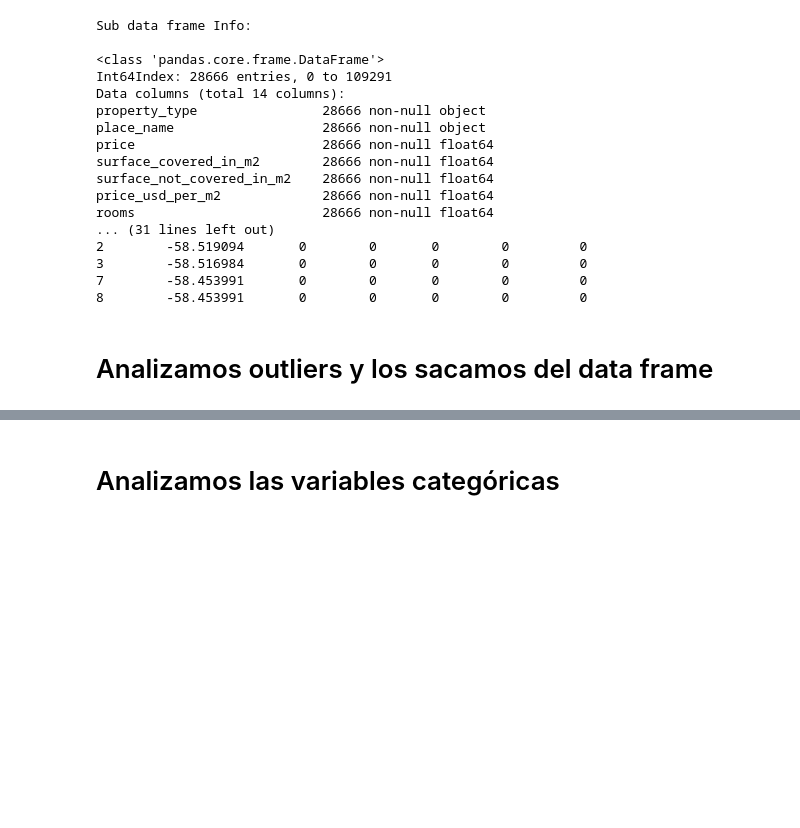
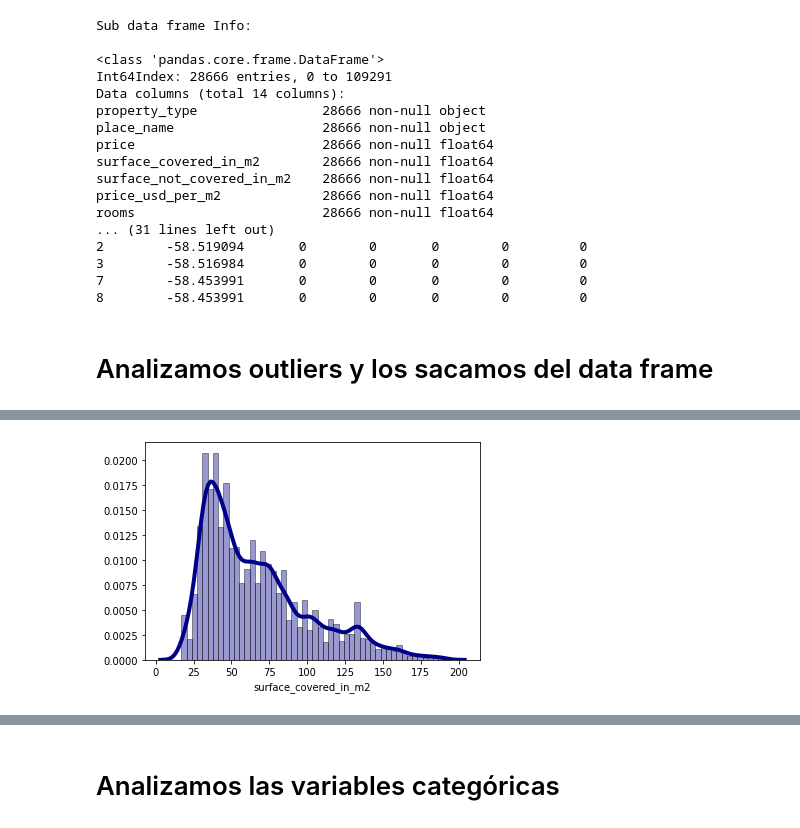
Before and after one commit to rdgagliano/DataScience-Grupo3, a Jupyter notebook: Desafio_2_1.ipynb, the cells around one changed output, grey strips where cells are left out. Saved outputs shown, nothing was run; the diff lists cells and outputs as text; code cells hidden in the pictures; blank space fills up the shorter version.

```diff
--- a/Desafio_2_1.ipynb
+++ b/Desafio_2_1.ipynb
@@ -168,0 +165,4 @@ sns.boxplot('property_type','price', data=df_subset)
+# %%
+Desafio_2_aux.drawUniqueDensityPlot(df_subset, 'surface_covered_in_m2')
+# %% [output]
+[figure, added]
```
Also changed, not shown: parts of 24 cells of this notebook, 1 other file.
